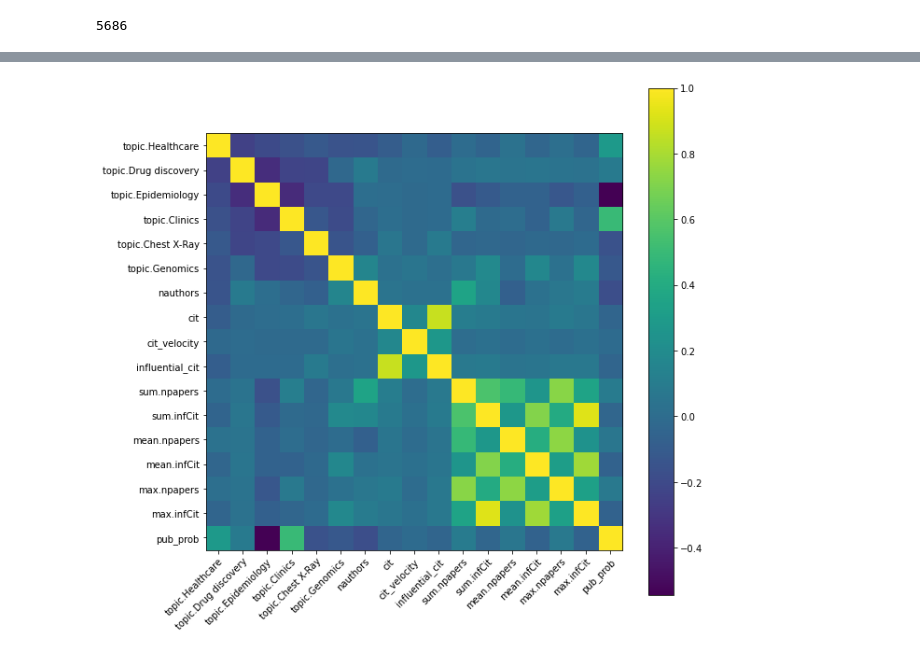
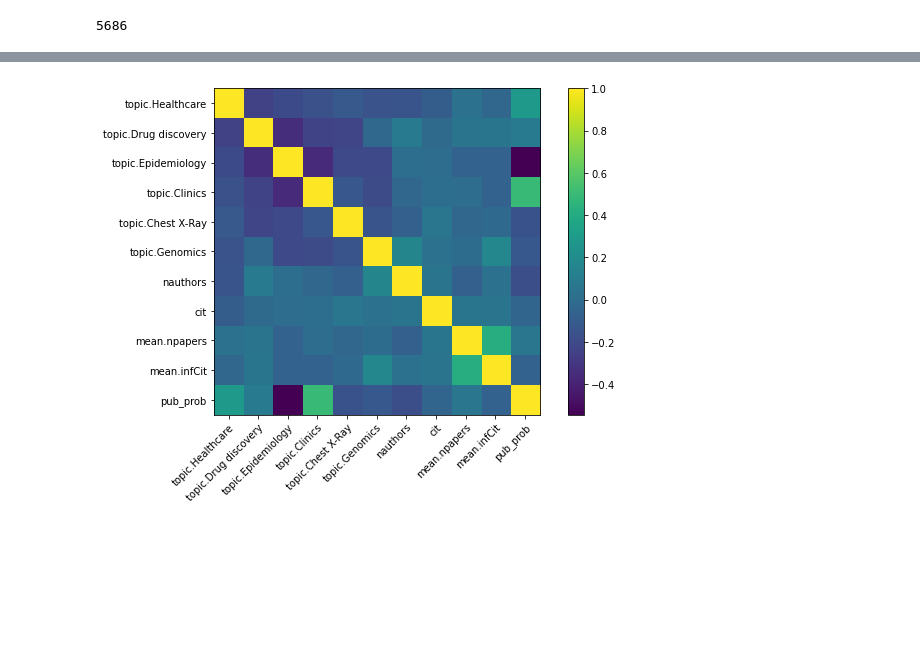
Before and after one commit to SFB-KAUST/covid-review, a Jupyter notebook: 2.Feature_selection.ipynb, the cells around one changed output, grey strips where cells are left out. Cells and saved outputs as stored; diff of their text form; code cells hidden in the pictures; blank space fills up the shorter version.

```diff
--- a/2.Feature_selection.ipynb
+++ b/2.Feature_selection.ipynb
@@ -140,27 +125,25 @@ X['pub_prob'] = xg_reg.predict(X[features])
 # %%
 import matplotlib.pyplot as plt
 
 ticks = ['topic.Healthcare', 'topic.Drug discovery', 'topic.Epidemiology', 'topic.Clinics', 'topic.Chest X-Ray', 'topic.Genomics',
-       'nauthors', 'cit', 'cit_velocity', 'influential_cit', 'sum.npapers',
-       'sum.infCit', 'mean.npapers', 'mean.infCit', 'max.npapers',
-       'max.infCit','pub_prob']
+       'nauthors', 'cit', 'mean.npapers', 'mean.infCit', 'pub_prob']
 fig = plt.figure()
 plt.rcParams['figure.figsize'] = [10, 10]
 ax = fig.add_subplot(111)
 cax = ax.matshow(X[ticks].corr())
 fig.colorbar(cax)
 
 ax.set_xticks(np.arange(len(ticks)))
 ax.set_yticks(np.arange(len(ticks)))
 
 ax.set_xticklabels(ticks)
 ax.set_yticklabels(ticks)
 
 ax.xaxis.set_ticks_position('bottom')
 plt.setp(ax.get_xticklabels(), rotation=45, ha="right",
          rotation_mode="anchor")
 
 plt.show()
 # %% [output]
-[figure, old version]
+[figure, new version]
 # %%
```
Also changed, not shown: parts of 8 cells of this notebook, 1 other file.
